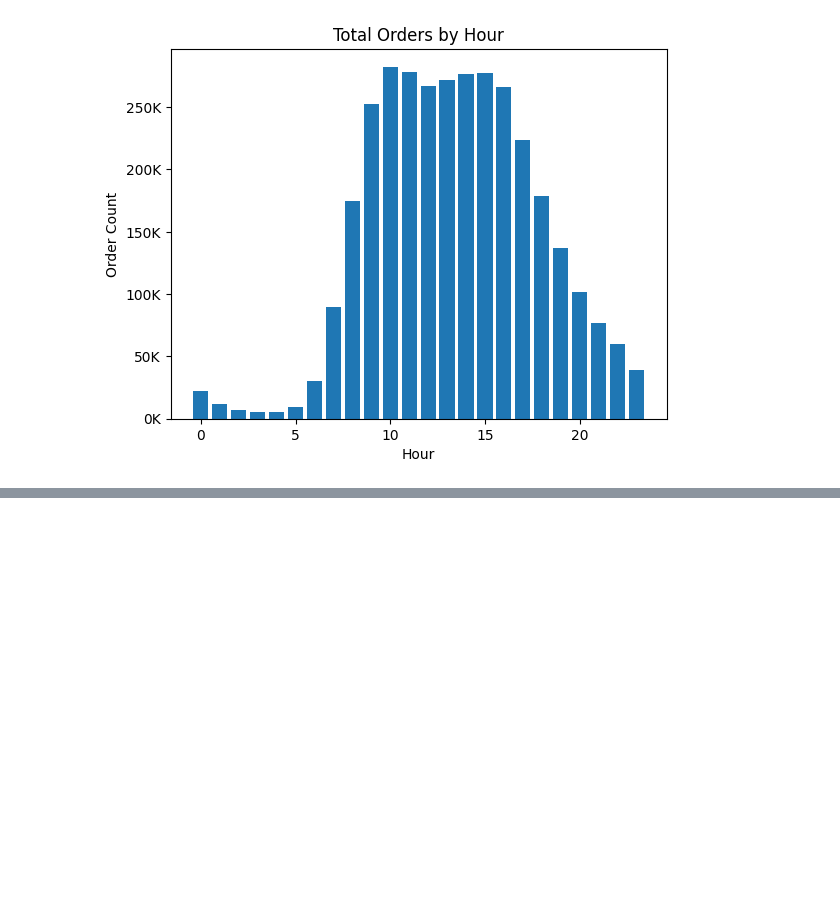
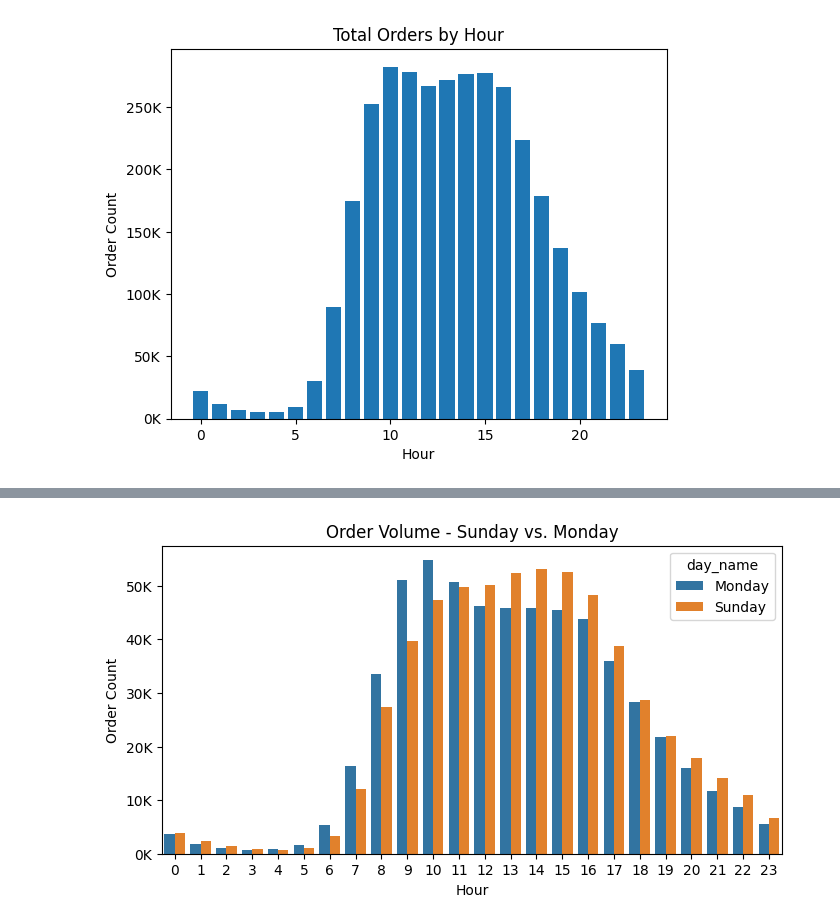
Before and after one commit to shawnho-368/instacart_market_basket, a Jupyter notebook: notebook/instacart.ipynb, the cells around one changed output, grey strips where cells are left out. Cells and saved outputs as stored; diff of their text form; code cells hidden in the pictures; blank space fills up the shorter version.

```diff
--- a/notebook/instacart.ipynb
+++ b/notebook/instacart.ipynb
@@ -195,0 +201,17 @@ plt.show()
+# %%
+# DataFrame to compare Sunday and Monday order volume trends
+
+top_two = (orders_final[orders_final['order_dow'].isin([0,1])]
+            .groupby(['day_name','order_hour_of_day'])['order_id']
+            .count()
+            .reset_index(name='order_count'))
+
+plt.figure(figsize=(8, 4))
+sns.barplot(data=top_two, x='order_hour_of_day', y='order_count', hue='day_name')
+plt.xlabel('Hour')
+plt.ylabel('Order Count')
+plt.title('Order Volume - Sunday vs. Monday')
+ax = plt.gca()
+ax.yaxis.set_major_formatter(ticker.FuncFormatter(lambda x, p: f'{int(x/1000)}K'))
+# %% [output]
+[figure, added]
```
Also changed, not shown: parts of 9 cells of this notebook.
